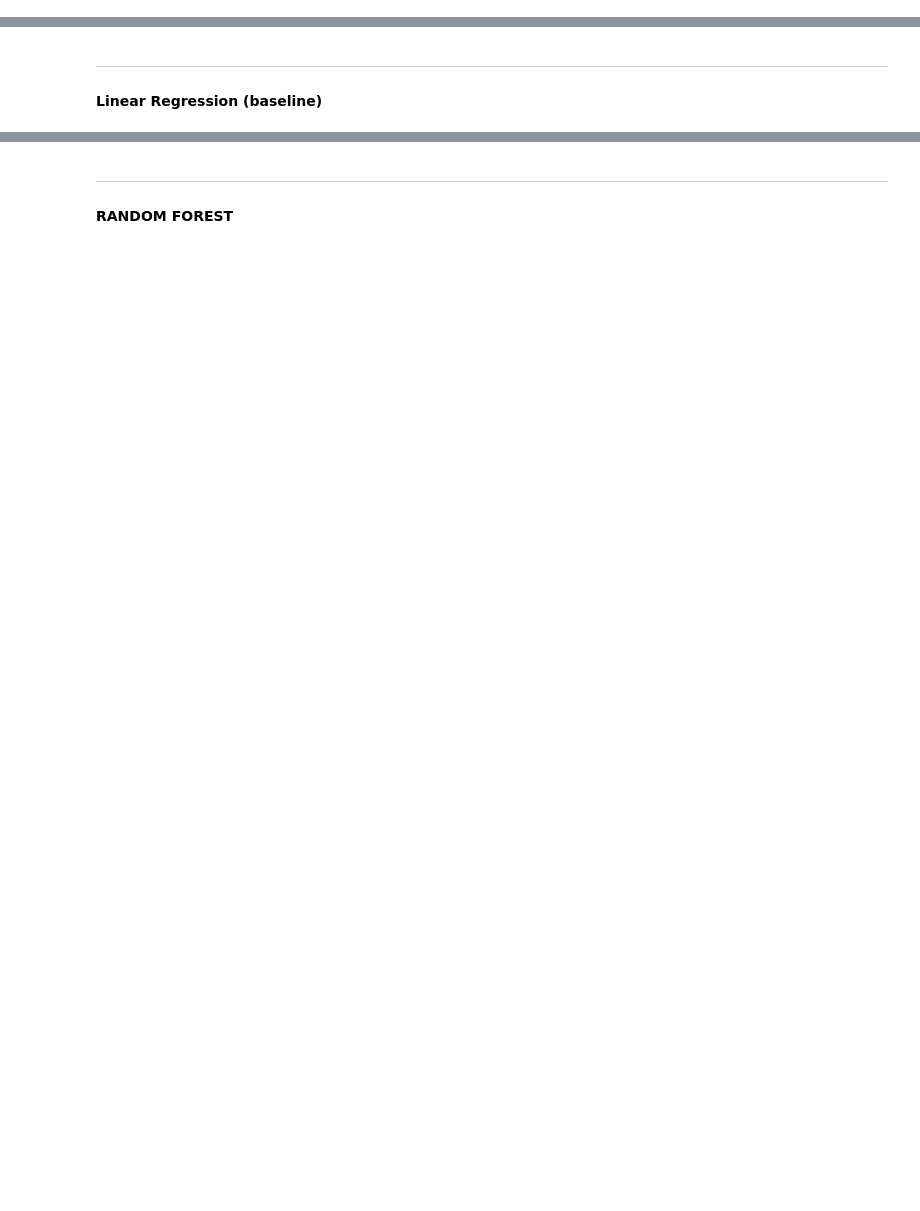
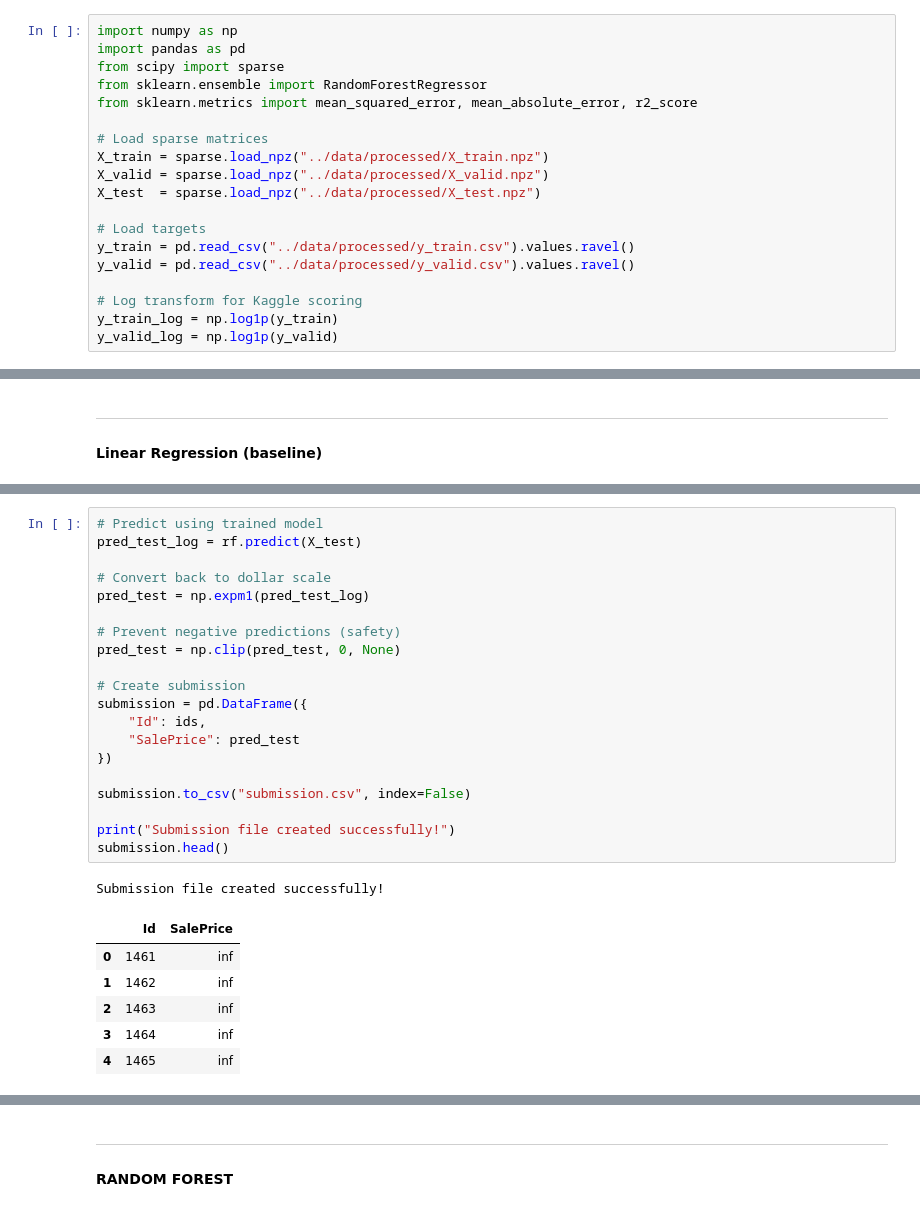
Before and after one commit to samia-boubaya/ironkaggle, a Jupyter notebook: notebooks/S03_machine_learning.ipynb, the cells around one changed output, grey strips where cells are left out. Drawn from its saved outputs; the diff is of its cells as text; blank space fills up the shorter version.

```diff
--- a/notebooks/S03_machine_learning.ipynb
+++ b/notebooks/S03_machine_learning.ipynb
@@ -614,0 +626,19 @@ h4 {
+# %%
+import numpy as np
+import pandas as pd
+from scipy import sparse
+from sklearn.ensemble import RandomForestRegressor
+from sklearn.metrics import mean_squared_error, mean_absolute_error, r2_score
+
+# Load sparse matrices
+X_train = sparse.load_npz("../data/processed/X_train.npz")
+X_valid = sparse.load_npz("../data/processed/X_valid.npz")
+X_test  = sparse.load_npz("../data/processed/X_test.npz")
+
+# Load targets
+y_train = pd.read_csv("../data/processed/y_train.csv").values.ravel()
+y_valid = pd.read_csv("../data/processed/y_valid.csv").values.ravel()
+
+# Log transform for Kaggle scoring
+y_train_log = np.log1p(y_train)
+y_valid_log = np.log1p(y_valid)
@@ -617,0 +930,28 @@ h4 {
+# %%
+# Predict using trained model
+pred_test_log = rf.predict(X_test)
+
+# Convert back to dollar scale
+pred_test = np.expm1(pred_test_log)
+
+# Prevent negative predictions (safety)
+pred_test = np.clip(pred_test, 0, None)
+
+# Create submission
+submission = pd.DataFrame({
+    "Id": ids,
+    "SalePrice": pred_test
+})
+
+submission.to_csv("submission.csv", index=False)
+
+print("Submission file created successfully!")
+submission.head()
+# %% [output]
+Submission file created successfully!
+|  | Id | SalePrice |
+| 0 | 1461 | inf |
+| 1 | 1462 | inf |
+| 2 | 1463 | inf |
+| 3 | 1464 | inf |
+| 4 | 1465 | inf |
```
Also changed, not shown: parts of 18 cells of this notebook, 4 other files.
